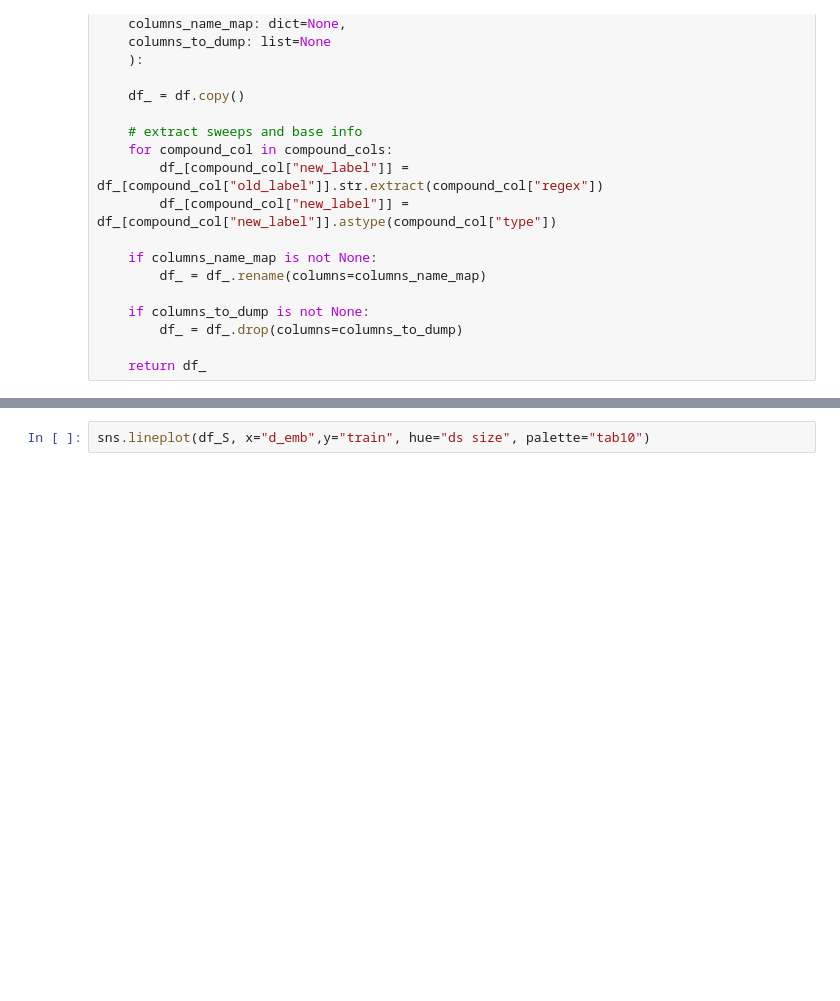
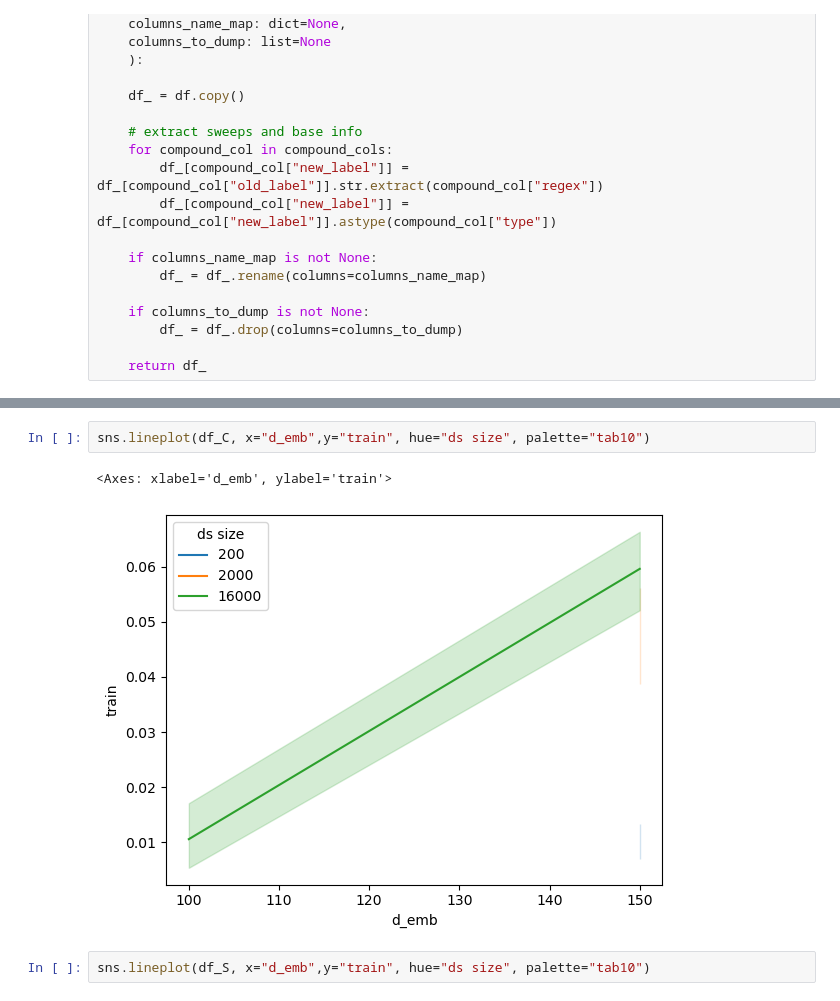
Before and after one commit to scipi1/proT, a Jupyter notebook: notebooks/nb_eval_ishigami_cat_vs_sum.ipynb, the cells around one changed output, grey strips where cells are left out. Cells and saved outputs as stored; diff of their text form; blank space fills up the shorter version.

```diff
--- a/notebooks/nb_eval_ishigami.ipynb
+++ b/notebooks/nb_eval_ishigami_cat_vs_sum.ipynb
@@ -105,3 +122,8 @@ df_C
+# %%
+sns.lineplot(df_C, x="d_emb",y="train", hue="ds size", palette="tab10")
+# %% [output]
+<Axes: xlabel='d_emb', ylabel='train'>
+[figure, added]
 # %%
 sns.lineplot(df_S, x="d_emb",y="train", hue="ds size", palette="tab10")
 # %% [output]
```
Also changed, not shown: parts of 3 cells of this notebook, 20 other files.
